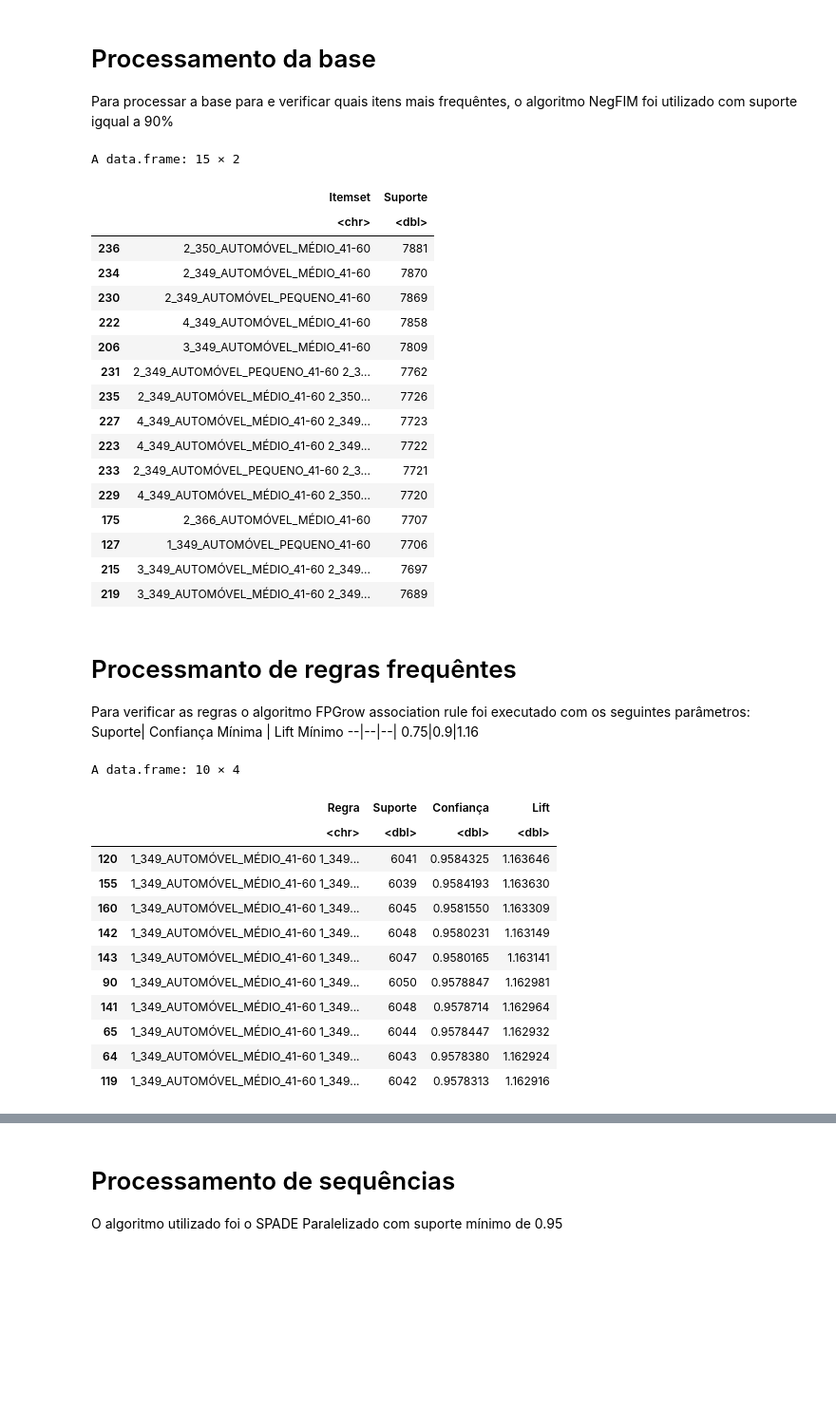
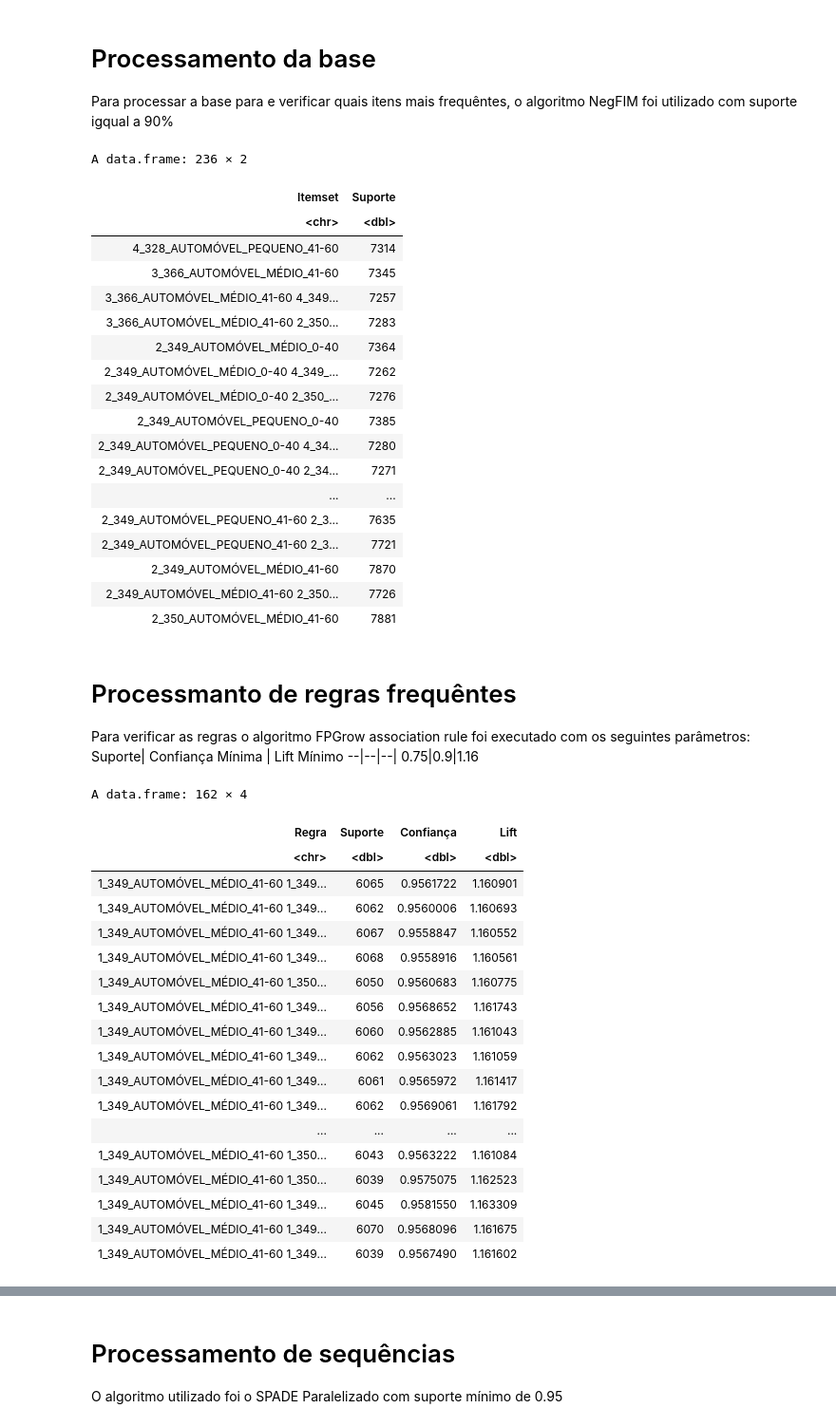
Before and after one commit to Nagi0/bh-traffic-data-mining, a Jupyter notebook: bhTrafficDataMining/humanAttempt/spmf/FASE3.ipynb, the cells around one changed output, grey strips where cells are left out. Shown at 95% size. Saved outputs shown, nothing was run; the diff lists cells and outputs as text; code cells hidden in the pictures; blank space fills up the shorter version.

```diff
--- a/bhTrafficDataMining/humanAttempt/spmf/FASE3.ipynb
+++ b/bhTrafficDataMining/humanAttempt/spmf/FASE3.ipynb
@@ -205,28 +205,29 @@ write(item_set$ITEMSET, "arquivo.txt", append = TRUE)
 # Processamento da base
 Para processar a base para e verificar quais itens mais frequêntes, o algoritmo NegFIM foi utilizado com suporte igqual a 90%
 # %%
-frequentes <- read.csv('D:/share/frequentes.csv')
+frequentes <- read.csv('frequentes.csv')
 colnames(frequentes) <- c("Itemset", "Suporte")
-frequentes[order(frequentes$Suporte, decreasing = TRUE), ][1:15,]
+frequentes
 # %% [output]
-A data.frame: 15 × 2
+A data.frame: 236 × 2
-|  | Itemset | Suporte |
-|  | <chr> | <dbl> |
-| 236 | 2_350_AUTOMÓVEL_MÉDIO_41-60 | 7881 |
-| 234 | 2_349_AUTOMÓVEL_MÉDIO_41-60 | 7870 |
-| 230 | 2_349_AUTOMÓVEL_PEQUENO_41-60 | 7869 |
-| 222 | 4_349_AUTOMÓVEL_MÉDIO_41-60 | 7858 |
-| 206 | 3_349_AUTOMÓVEL_MÉDIO_41-60 | 7809 |
-| 231 | 2_349_AUTOMÓVEL_PEQUENO_41-60 2_3... | 7762 |
-| 235 | 2_349_AUTOMÓVEL_MÉDIO_41-60 2_350... | 7726 |
-| 227 | 4_349_AUTOMÓVEL_MÉDIO_41-60 2_349... | 7723 |
-| 223 | 4_349_AUTOMÓVEL_MÉDIO_41-60 2_349... | 7722 |
-| 233 | 2_349_AUTOMÓVEL_PEQUENO_41-60 2_3... | 7721 |
-| 229 | 4_349_AUTOMÓVEL_MÉDIO_41-60 2_350... | 7720 |
-| 175 | 2_366_AUTOMÓVEL_MÉDIO_41-60 | 7707 |
-| 127 | 1_349_AUTOMÓVEL_PEQUENO_41-60 | 7706 |
-| 215 | 3_349_AUTOMÓVEL_MÉDIO_41-60 2_349... | 7697 |
-| 219 | 3_349_AUTOMÓVEL_MÉDIO_41-60 2_349... | 7689 |
+| Itemset | Suporte |
+| <chr> | <dbl> |
+| 4_328_AUTOMÓVEL_PEQUENO_41-60 | 7314 |
+| 3_366_AUTOMÓVEL_MÉDIO_41-60 | 7345 |
+| 3_366_AUTOMÓVEL_MÉDIO_41-60 4_349... | 7257 |
+| 3_366_AUTOMÓVEL_MÉDIO_41-60 2_350... | 7283 |
+| 2_349_AUTOMÓVEL_MÉDIO_0-40 | 7364 |
+| 2_349_AUTOMÓVEL_MÉDIO_0-40 4_349_... | 7262 |
+| 2_349_AUTOMÓVEL_MÉDIO_0-40 2_350_... | 7276 |
+| 2_349_AUTOMÓVEL_PEQUENO_0-40 | 7385 |
+| 2_349_AUTOMÓVEL_PEQUENO_0-40 4_34... | 7280 |
+| 2_349_AUTOMÓVEL_PEQUENO_0-40 2_34... | 7271 |
+| ... | ... |
+| 2_349_AUTOMÓVEL_PEQUENO_41-60 2_3... | 7635 |
+| 2_349_AUTOMÓVEL_PEQUENO_41-60 2_3... | 7721 |
+| 2_349_AUTOMÓVEL_MÉDIO_41-60 | 7870 |
+| 2_349_AUTOMÓVEL_MÉDIO_41-60 2_350... | 7726 |
+| 2_350_AUTOMÓVEL_MÉDIO_41-60 | 7881 |
 # %% [markdown]
 # Processmanto de regras frequêntes
 Para verificar as regras o algoritmo FPGrow association rule foi executado com os seguintes parâmetros:
@@ -234,22 +235,28 @@ Suporte| Confiança Mínima | Lift Mínimo
 --|--|--|
 0.75|0.9|1.16
 # %%
-regras <- read.csv('D:/share/regras.csv')
+regras <- read.csv('regras.csv')
 colnames(regras) <- c("Regra", "Suporte", "Confiança", "Lift")
-regras[order(regras$Lift, decreasing = TRUE), ][1:10,]
+regras
 # %% [output]
-A data.frame: 10 × 4
+A data.frame: 162 × 4
-|  | Regra | Suporte | Confiança | Lift |
-|  | <chr> | <dbl> | <dbl> | <dbl> |
-| 120 | 1_349_AUTOMÓVEL_MÉDIO_41-60 1_349... | 6041 | 0.9584325 | 1.163646 |
-| 155 | 1_349_AUTOMÓVEL_MÉDIO_41-60 1_349... | 6039 | 0.9584193 | 1.163630 |
-| 160 | 1_349_AUTOMÓVEL_MÉDIO_41-60 1_349... | 6045 | 0.9581550 | 1.163309 |
-| 142 | 1_349_AUTOMÓVEL_MÉDIO_41-60 1_349... | 6048 | 0.9580231 | 1.163149 |
-| 143 | 1_349_AUTOMÓVEL_MÉDIO_41-60 1_349... | 6047 | 0.9580165 | 1.163141 |
-| 90 | 1_349_AUTOMÓVEL_MÉDIO_41-60 1_349... | 6050 | 0.9578847 | 1.162981 |
-| 141 | 1_349_AUTOMÓVEL_MÉDIO_41-60 1_349... | 6048 | 0.9578714 | 1.162964 |
-| 65 | 1_349_AUTOMÓVEL_MÉDIO_41-60 1_349... | 6044 | 0.9578447 | 1.162932 |
-| 64 | 1_349_AUTOMÓVEL_MÉDIO_41-60 1_349... | 6043 | 0.9578380 | 1.162924 |
-| 119 | 1_349_AUTOMÓVEL_MÉDIO_41-60 1_349... | 6042 | 0.9578313 | 1.162916 |
+| Regra | Suporte | Confiança | Lift |
+| <chr> | <dbl> | <dbl> | <dbl> |
+| 1_349_AUTOMÓVEL_MÉDIO_41-60 1_349... | 6065 | 0.9561722 | 1.160901 |
+| 1_349_AUTOMÓVEL_MÉDIO_41-60 1_349... | 6062 | 0.9560006 | 1.160693 |
+| 1_349_AUTOMÓVEL_MÉDIO_41-60 1_349... | 6067 | 0.9558847 | 1.160552 |
+| 1_349_AUTOMÓVEL_MÉDIO_41-60 1_349... | 6068 | 0.9558916 | 1.160561 |
+| 1_349_AUTOMÓVEL_MÉDIO_41-60 1_350... | 6050 | 0.9560683 | 1.160775 |
+| 1_349_AUTOMÓVEL_MÉDIO_41-60 1_349... | 6056 | 0.9568652 | 1.161743 |
+| 1_349_AUTOMÓVEL_MÉDIO_41-60 1_349... | 6060 | 0.9562885 | 1.161043 |
+| 1_349_AUTOMÓVEL_MÉDIO_41-60 1_349... | 6062 | 0.9563023 | 1.161059 |
+| 1_349_AUTOMÓVEL_MÉDIO_41-60 1_349... | 6061 | 0.9565972 | 1.161417 |
+| 1_349_AUTOMÓVEL_MÉDIO_41-60 1_349... | 6062 | 0.9569061 | 1.161792 |
+| ... | ... | ... | ... |
+| 1_349_AUTOMÓVEL_MÉDIO_41-60 1_350... | 6043 | 0.9563222 | 1.161084 |
+| 1_349_AUTOMÓVEL_MÉDIO_41-60 1_350... | 6039 | 0.9575075 | 1.162523 |
+| 1_349_AUTOMÓVEL_MÉDIO_41-60 1_349... | 6045 | 0.9581550 | 1.163309 |
+| 1_349_AUTOMÓVEL_MÉDIO_41-60 1_349... | 6070 | 0.9568096 | 1.161675 |
+| 1_349_AUTOMÓVEL_MÉDIO_41-60 1_349... | 6039 | 0.9567490 | 1.161602 |
 # %% [markdown]
 # Processamento de sequencias
```
Also changed, not shown: parts of 9 cells of this notebook.
